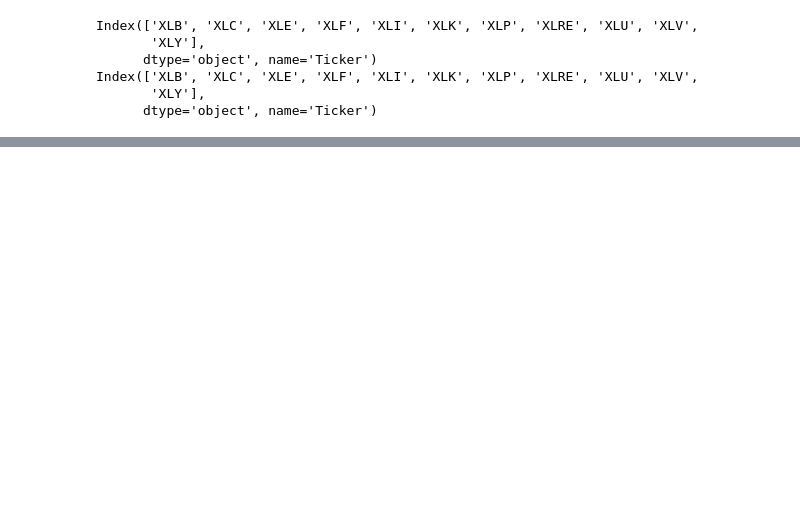
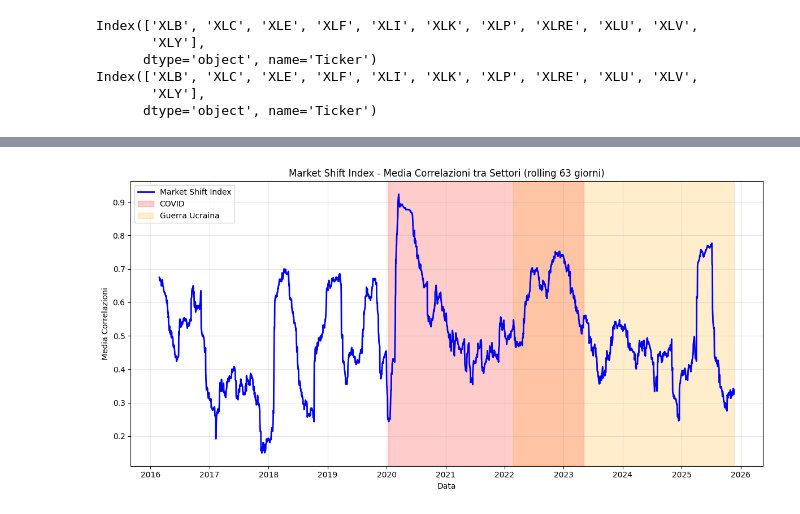
Before and after one commit to riccardomantegazza/MarketPulse, a Jupyter notebook: presentation/test_market_pulse_project.ipynb, the cells around one changed output, grey strips where cells are left out. Drawn from its saved outputs; the diff is of its cells as text; code cells hidden in the pictures; blank space fills up the shorter version.

Commit message:
Plots functions

```diff
--- a/presentation/test_market_pulse_project.ipynb
+++ b/presentation/test_market_pulse_project.ipynb
@@ -311,0 +305,15 @@ XLB    -0.021582
+# %%
+# Market Shift Index Plot
+plt.figure(figsize=(12, 6))
+plt.plot(msi_full, label="Market Shift Index", linewidth=2, color='blue')
+plt.axvspan(covid_start, covid_end, alpha=0.2, color='red', label="COVID")
+plt.axvspan(war_start, war_end, alpha=0.2, color='orange', label="Guerra Ucraina")
+plt.title("Market Shift Index - Media Correlazioni tra Settori (rolling 63 giorni)")
+plt.xlabel("Data")
+plt.ylabel("Media Correlazioni")
+plt.legend()
+plt.grid(True, alpha=0.3)
+plt.tight_layout()
+plt.show()
+# %% [output]
+[figure, added]
```
Also changed, not shown: parts of 18 cells of this notebook.
